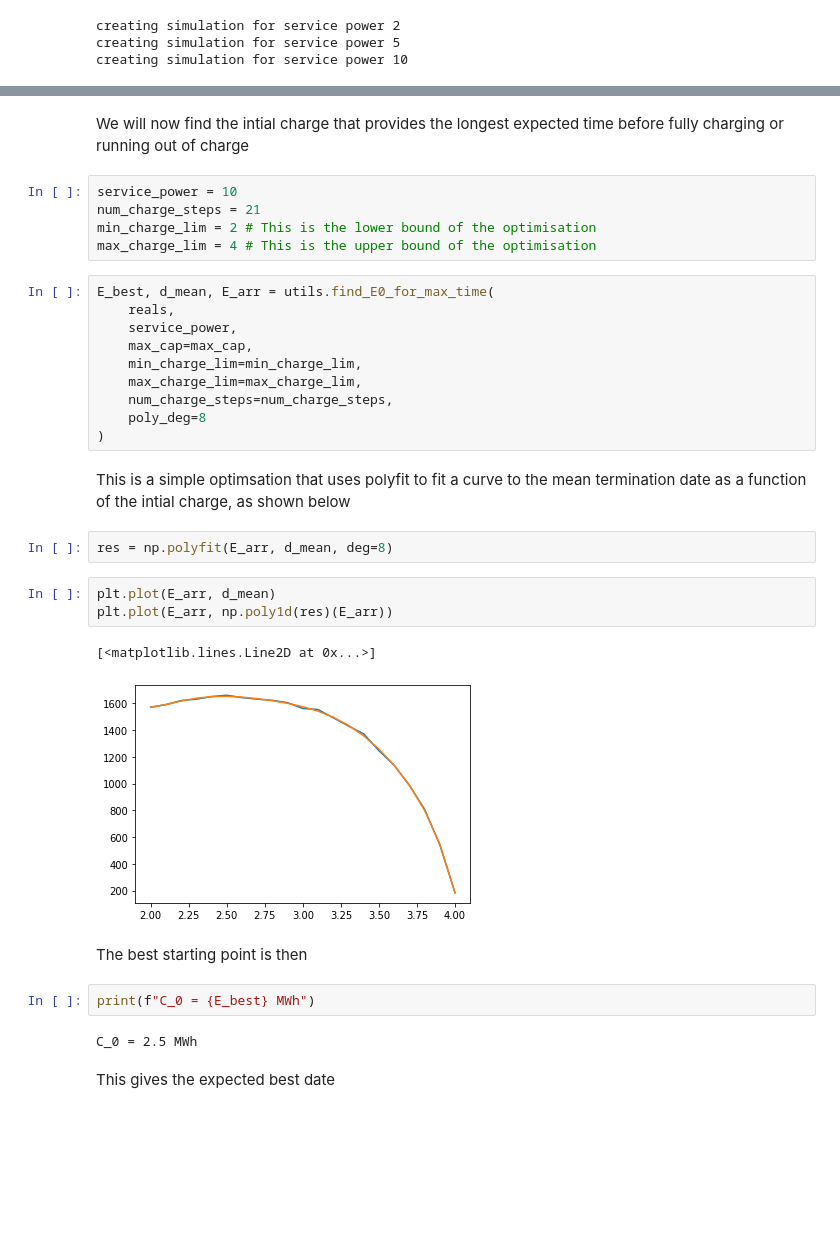
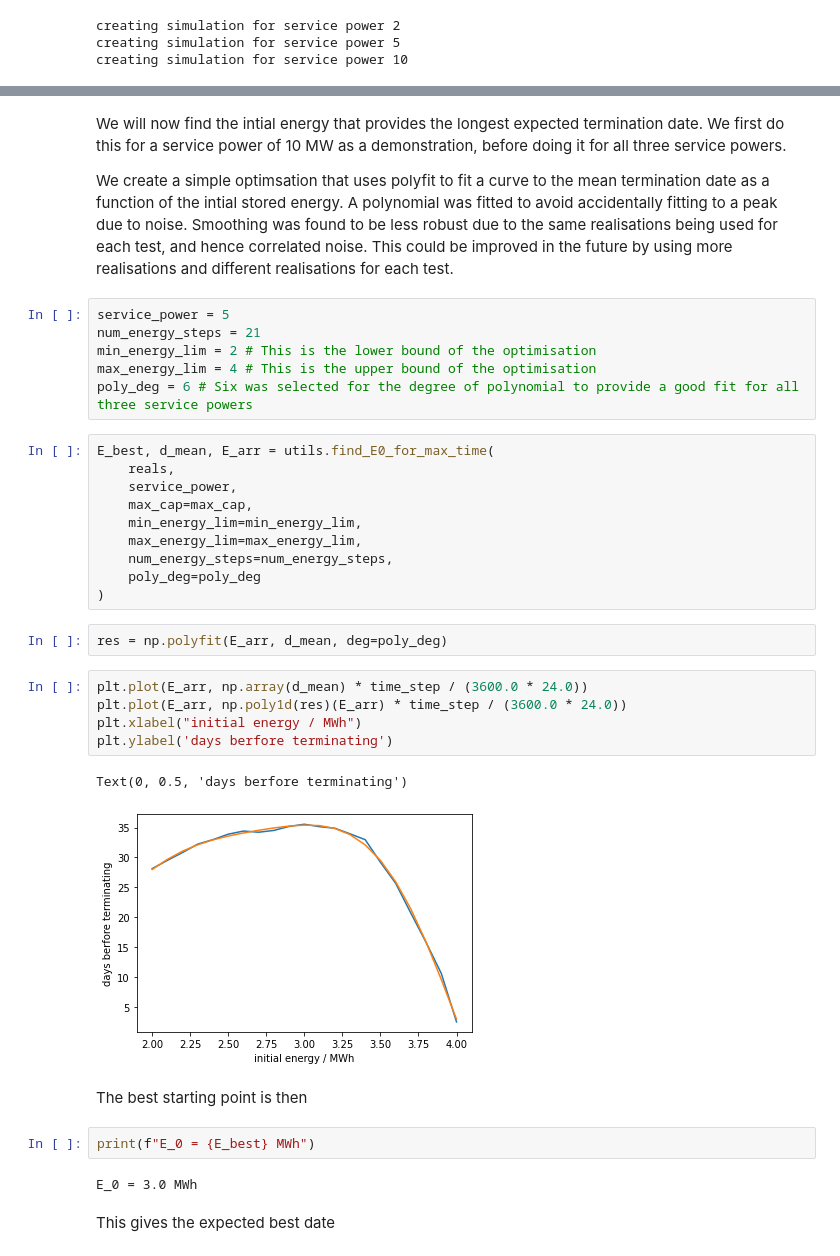
Before and after one commit to LeeWhittaker369/dynamic_containment, a Jupyter notebook: jupyter/main_anaylsis.ipynb, the cells around one changed output, grey strips where cells are left out. Cells and saved outputs as stored; diff of their text form; blank space fills up the shorter version.

```diff
--- a/jupyter/main_anaylsis.ipynb
+++ b/jupyter/main_anaylsis.ipynb
@@ -183,36 +186,39 @@ plt.legend()
 # %% [markdown]
-We will now find the intial charge that provides the longest expected time before fully charging or running out of charge
+We will now find the intial energy that provides the longest expected termination date. We first do this for a service power of 10 MW as a demonstration, before doing it for all three service powers.
+
+We create a simple optimsation that uses polyfit to fit a curve to the mean termination date as a function of the intial stored energy. A polynomial was fitted to avoid accidentally fitting to a peak due to noise. Smoothing was found to be less robust due to the same realisations being used for each test, and hence correlated noise. This could be improved in the future by using more realisations and different realisations for each test.
 # %%
-service_power = 10
-num_charge_steps = 21
-min_charge_lim = 2 # This is the lower bound of the optimisation
-max_charge_lim = 4 # This is the upper bound of the optimisation
+service_power = 5
+num_energy_steps = 21
+min_energy_lim = 2 # This is the lower bound of the optimisation
+max_energy_lim = 4 # This is the upper bound of the optimisation
+poly_deg = 6 # Six was selected for the degree of polynomial to provide a good fit for all three service powers
 # %%
 E_best, d_mean, E_arr = utils.find_E0_for_max_time(
     reals,
     service_power,
     max_cap=max_cap,
-    min_charge_lim=min_charge_lim,
-    max_charge_lim=max_charge_lim,
-    num_charge_steps=num_charge_steps,
-    poly_deg=8
+    min_energy_lim=min_energy_lim,
+    max_energy_lim=max_energy_lim,
+    num_energy_steps=num_energy_steps,
+    poly_deg=poly_deg
 )
-# %% [markdown]
-This is a simple optimsation that uses polyfit to fit a curve to the mean termination date as a function of the intial charge, as shown below
 # %%
-res = np.polyfit(E_arr, d_mean, deg=8)
+res = np.polyfit(E_arr, d_mean, deg=poly_deg)
 # %%
-plt.plot(E_arr, d_mean)
-plt.plot(E_arr, np.poly1d(res)(E_arr))
+plt.plot(E_arr, np.array(d_mean) * time_step / (3600.0 * 24.0))
+plt.plot(E_arr, np.poly1d(res)(E_arr) * time_step / (3600.0 * 24.0))
+plt.xlabel("initial energy / MWh")
+plt.ylabel('days berfore terminating')
 # %% [output]
-[<matplotlib.lines.Line2D at 0x...>]
+Text(0, 0.5, 'days berfore terminating')
-[figure, old version]
+[figure, new version]
 # %% [markdown]
 The best starting point is then
 # %%
-print(f"C_0 = {E_best} MWh")
+print(f"E_0 = {E_best} MWh")
 # %% [output]
-C_0 = 2.5 MWh
+E_0 = 3.0 MWh
 # %% [markdown]
 This gives the expected best date
 # %%
```
Also changed, not shown: parts of 30 cells of this notebook, 2 other files.
